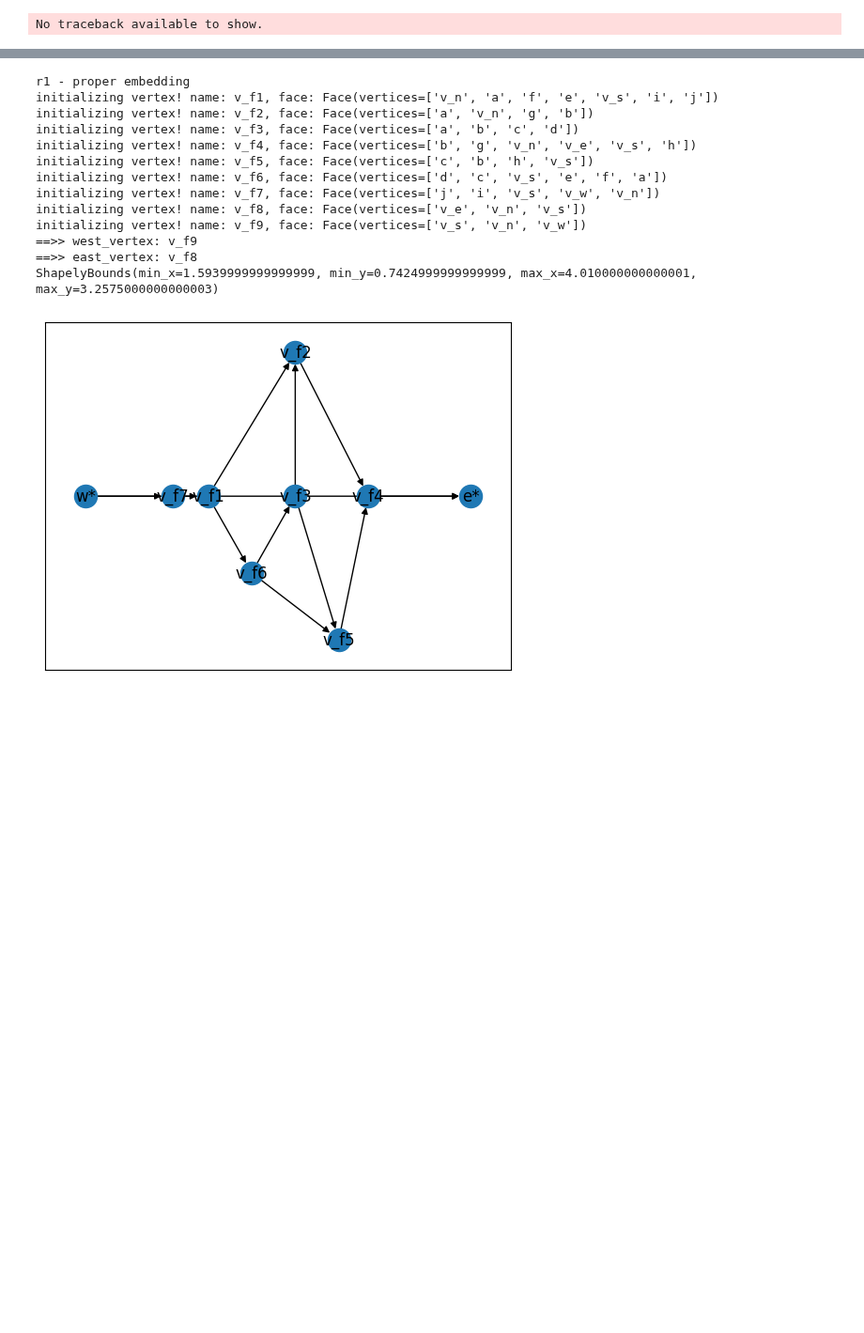
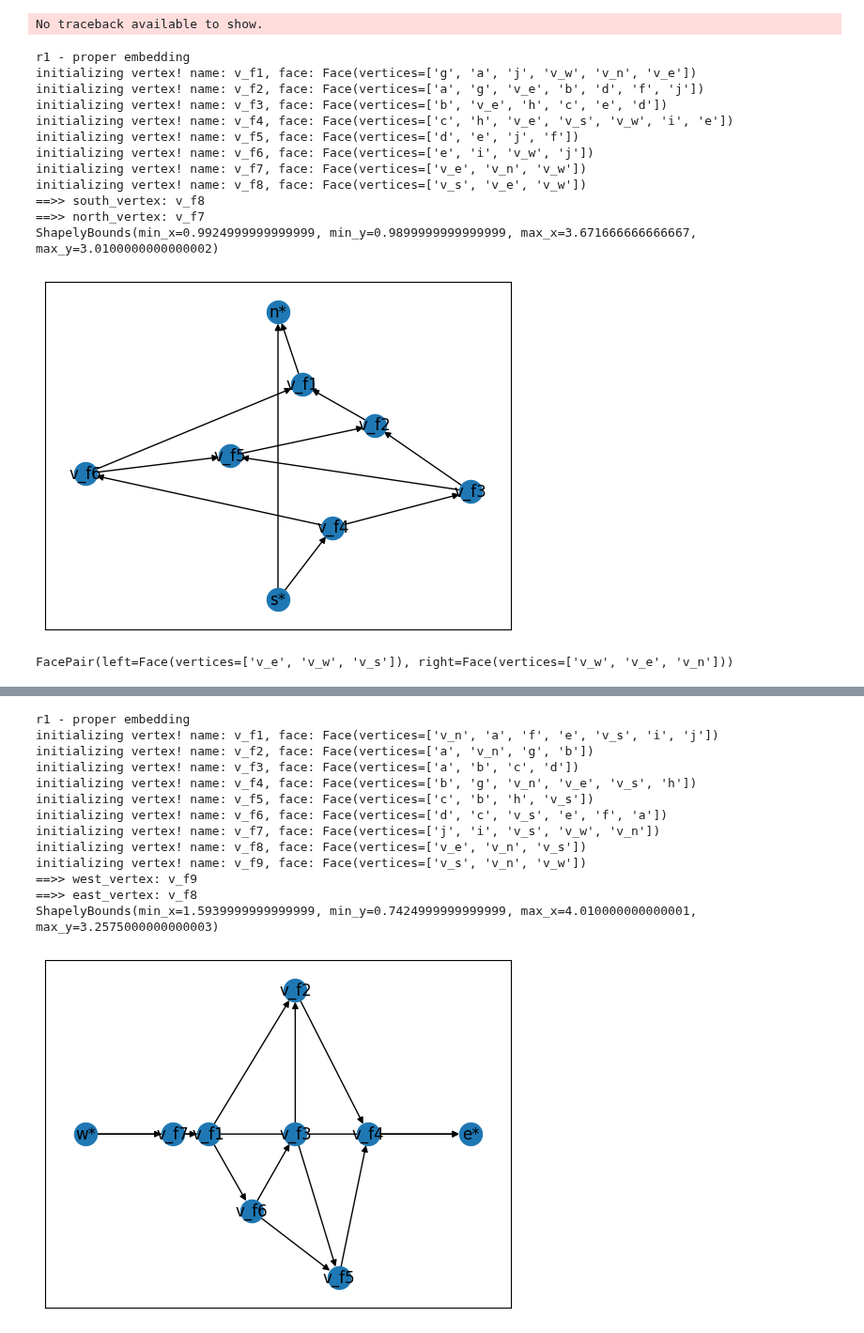
Before and after one commit to juliet29/graph2plan, a Jupyter notebook: notebooks/02_external_embed.ipynb, the cells around one changed output, grey strips where cells are left out. Shown at 94% size. Cells and saved outputs as stored; diff of their text form; code cells hidden in the pictures; blank space fills up the shorter version.

Commit message:
passing dual creation tests for kant x and y with alternate embedding

```diff
--- a/notebooks/02_external_embed.ipynb
+++ b/notebooks/02_external_embed.ipynb
@@ -16,3 +16,23 @@ from graph2plan.dual.check import (
     check_correct_n_faces_in_edge_face_dict,
     check_is_source_target_graph,
 )
+# %%
+r2, r2_faces = test_dual_for_proper_embed2()
+# %% [output]
+r1 - proper embedding
+initializing vertex! name: v_f1, face: Face(vertices=['g', 'a', 'j', 'v_w', 'v_n', 'v_e'])
+initializing vertex! name: v_f2, face: Face(vertices=['a', 'g', 'v_e', 'b', 'd', 'f', 'j'])
+initializing vertex! name: v_f3, face: Face(vertices=['b', 'v_e', 'h', 'c', 'e', 'd'])
+initializing vertex! name: v_f4, face: Face(vertices=['c', 'h', 'v_e', 'v_s', 'v_w', 'i', 'e'])
+initializing vertex! name: v_f5, face: Face(vertices=['d', 'e', 'j', 'f'])
+initializing vertex! name: v_f6, face: Face(vertices=['e', 'i', 'v_w', 'j'])
+initializing vertex! name: v_f7, face: Face(vertices=['v_e', 'v_n', 'v_w'])
+initializing vertex! name: v_f8, face: Face(vertices=['v_s', 'v_e', 'v_w'])
+==>> south_vertex: v_f8
+==>> north_vertex: v_f7
+ShapelyBounds(min_x=0.9924999999999999, min_y=0.9899999999999999, max_x=3.671666666666667, max_y=3.0100000000000002)
+[figure, added]
+# %%
+r2_faces[("v_w", "v_e")]
+# %% [output]
+FacePair(left=Face(vertices=['v_e', 'v_w', 'v_s']), right=Face(vertices=['v_w', 'v_e', 'v_n']))
```
Also changed, not shown: parts of 2 cells of this notebook, 3 other files.
